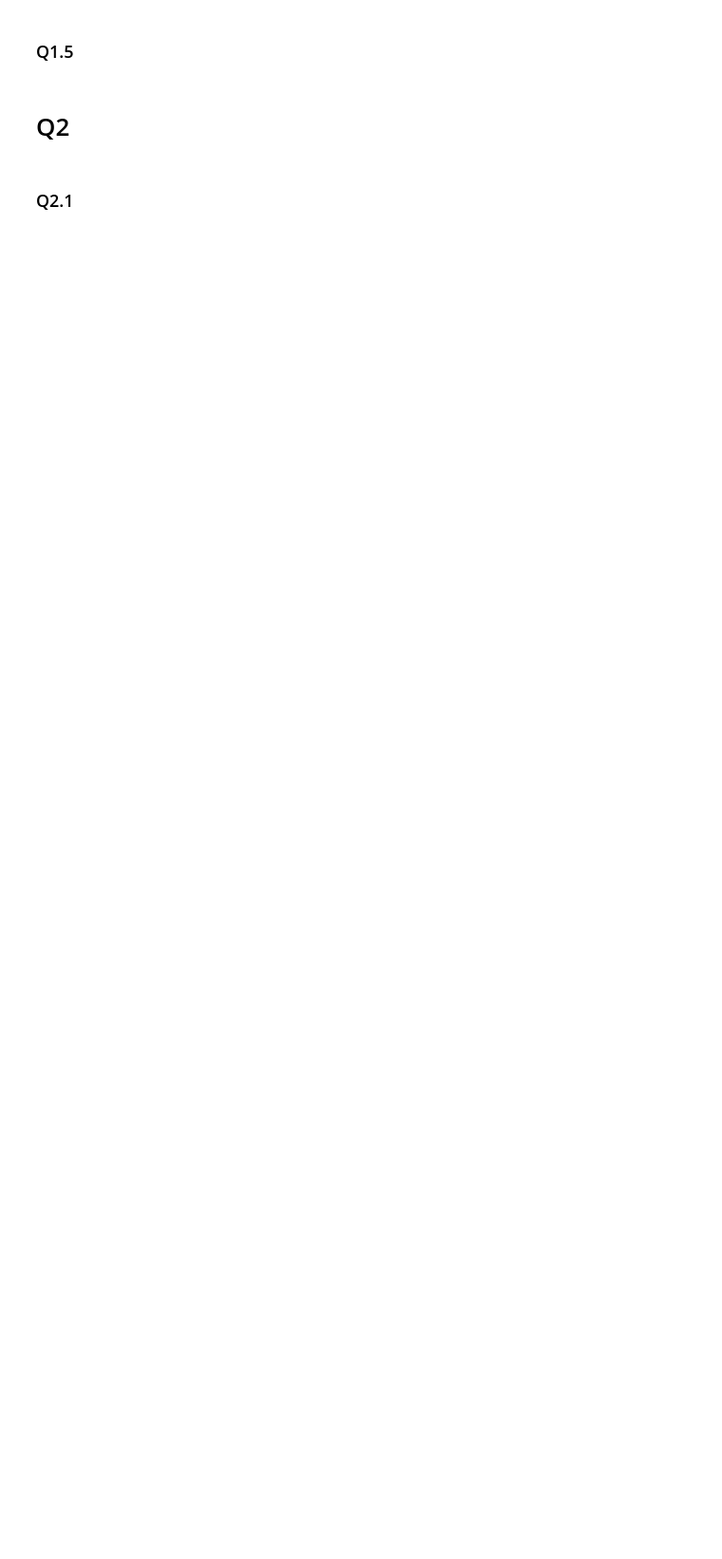
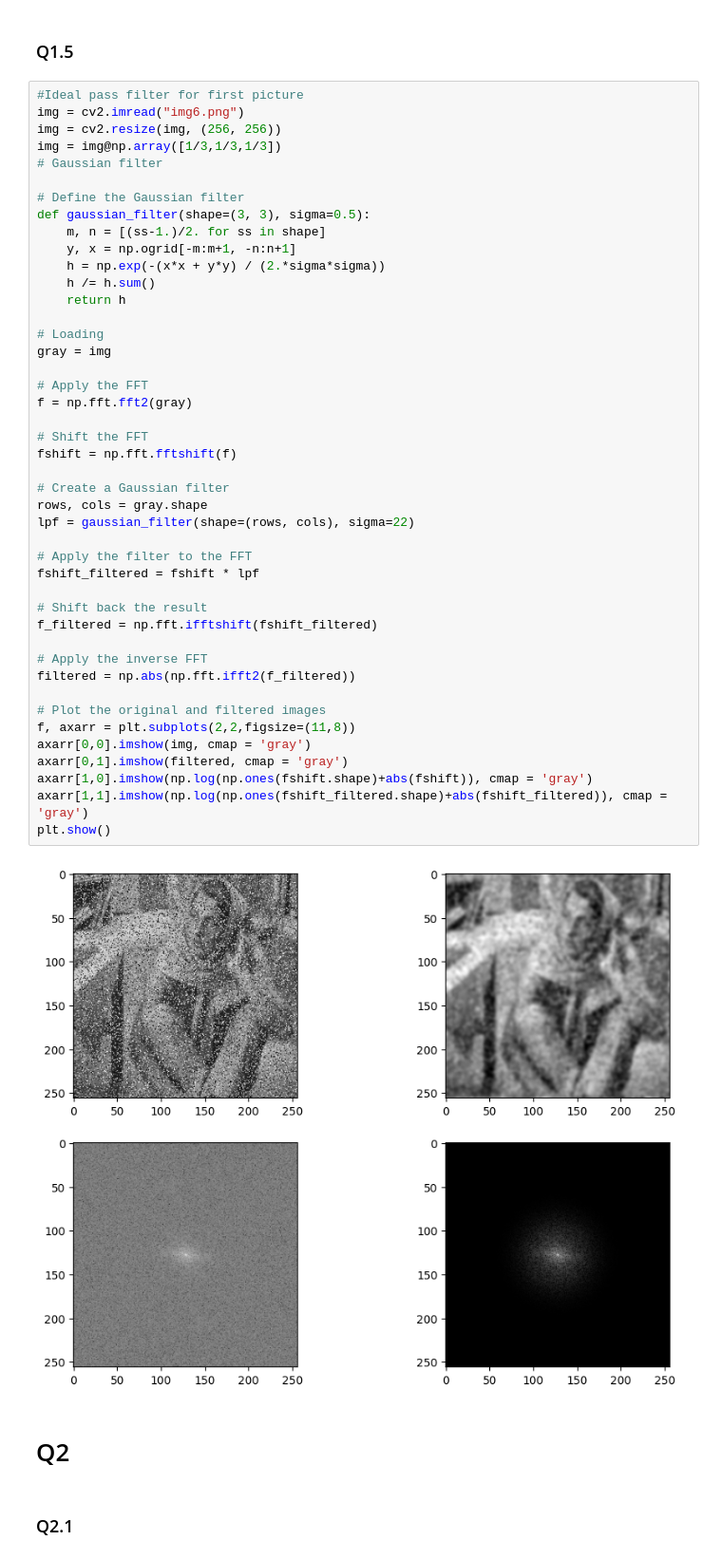
Before and after one commit to garfield-gray/Optimization, a Jupyter notebook: NonConvex/Data_Fitting_&_Denoising.ipynb, the cells around one changed output. Shown at 95% size. Drawn from its saved outputs; the diff is of its cells as text; blank space fills up the shorter version.

```diff
--- a/NonConvex/Data_Fitting_&_Denoising.ipynb
+++ b/NonConvex/Data_Fitting_&_Denoising.ipynb
@@ -212,5 +236,51 @@ plt.show()
 # %% [markdown]
 ### Q1.5
+# %%
+#Ideal pass filter for first picture
+img = cv2.imread("img6.png")
+img = cv2.resize(img, (256, 256))
+img = img@np.array([1/3,1/3,1/3])
+# Gaussian filter
+
+# Define the Gaussian filter
+def gaussian_filter(shape=(3, 3), sigma=0.5):
+    m, n = [(ss-1.)/2. for ss in shape]
+    y, x = np.ogrid[-m:m+1, -n:n+1]
+    h = np.exp(-(x*x + y*y) / (2.*sigma*sigma))
+    h /= h.sum()
+    return h
+
+# Loading
+gray = img
+
+# Apply the FFT
+f = np.fft.fft2(gray)
+
+# Shift the FFT
+fshift = np.fft.fftshift(f)
+
+# Create a Gaussian filter
+rows, cols = gray.shape
+lpf = gaussian_filter(shape=(rows, cols), sigma=22)
+
+# Apply the filter to the FFT
+fshift_filtered = fshift * lpf
+
+# Shift back the result
+f_filtered = np.fft.ifftshift(fshift_filtered)
+
+# Apply the inverse FFT
+filtered = np.abs(np.fft.ifft2(f_filtered))
+
+# Plot the original and filtered images
+f, axarr = plt.subplots(2,2,figsize=(11,8))
+axarr[0,0].imshow(img, cmap = 'gray')
+axarr[0,1].imshow(filtered, cmap = 'gray')
+axarr[1,0].imshow(np.log(np.ones(fshift.shape)+abs(fshift)), cmap = 'gray')
+axarr[1,1].imshow(np.log(np.ones(fshift_filtered.shape)+abs(fshift_filtered)), cmap = 'gray')
+plt.show()
+# %% [output]
+[figure, added]
 # %% [markdown]
 # Q2
 # %% [markdown]
```
Also changed, not shown: parts of 8 cells of this notebook.
